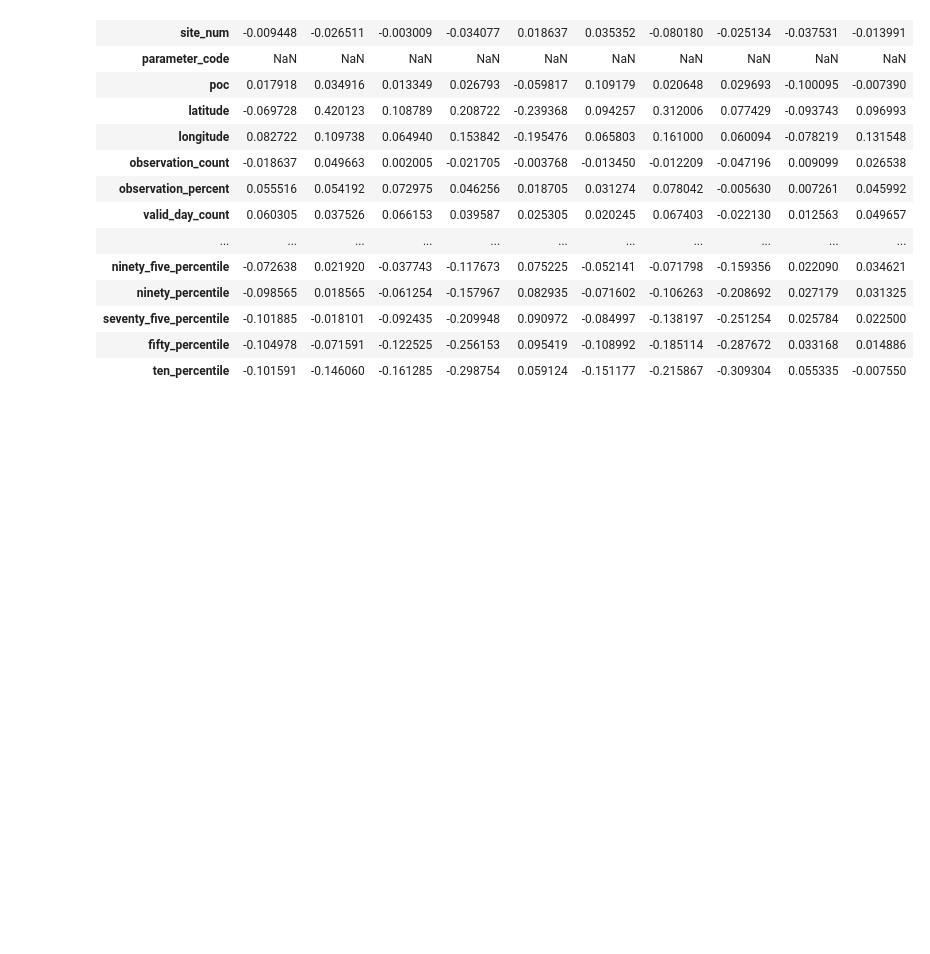
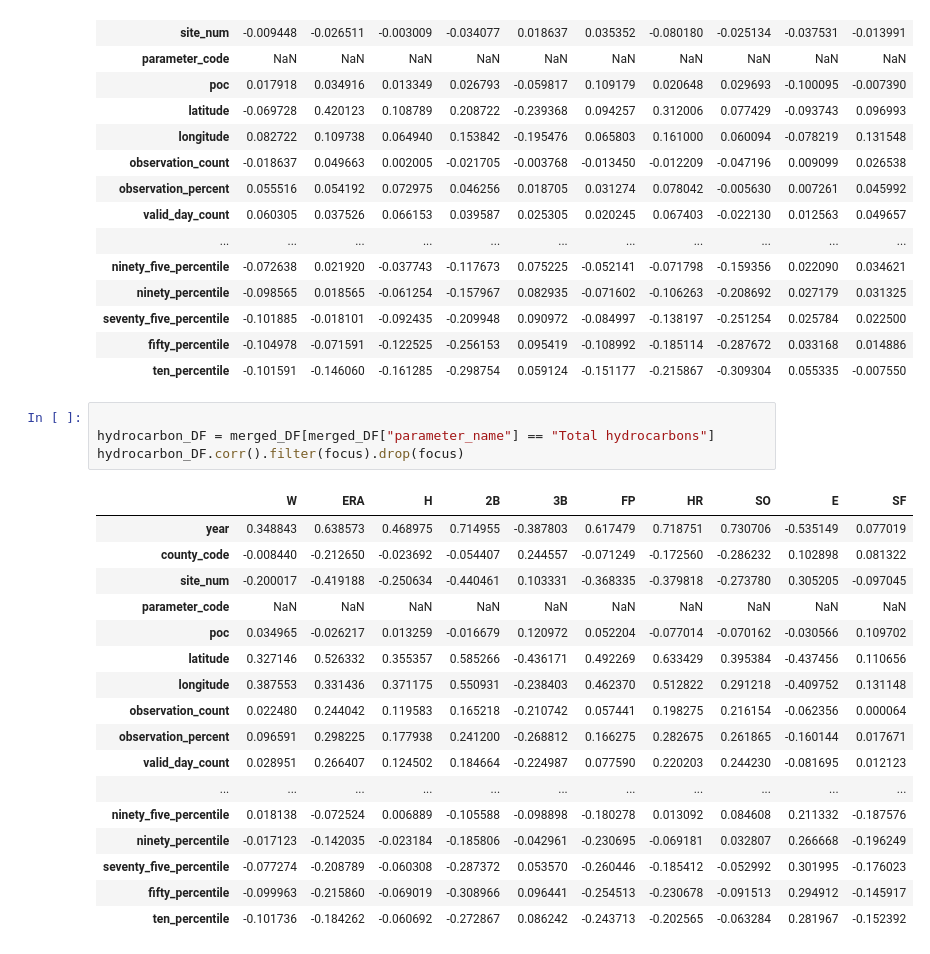
Before and after one commit to NathanMcKenna/SabermetricsProject, a Jupyter notebook: AirQualityEffect.ipynb, the cells around one changed output. Saved outputs shown, nothing was run; the diff lists cells and outputs as text; blank space fills up the shorter version.

```diff
--- a/AirQualityEffect.ipynb
+++ b/AirQualityEffect.ipynb
@@ -197,3 +198,25 @@ particulate_DF.corr().filter(focus).drop(focus)
 | seventy_five_percentile | -0.101885 | -0.018101 | -0.092435 | -0.209948 | 0.090972 | -0.084997 | -0.138197 | -0.251254 | 0.025784 | 0.022500 |
 | fifty_percentile | -0.104978 | -0.071591 | -0.122525 | -0.256153 | 0.095419 | -0.108992 | -0.185114 | -0.287672 | 0.033168 | 0.014886 |
 | ten_percentile | -0.101591 | -0.146060 | -0.161285 | -0.298754 | 0.059124 | -0.151177 | -0.215867 | -0.309304 | 0.055335 | -0.007550 |
+# %%
+
+hydrocarbon_DF = merged_DF[merged_DF["parameter_name"] == "Total hydrocarbons"]
+hydrocarbon_DF.corr().filter(focus).drop(focus)
+# %% [output]
+|  | W | ERA | H | 2B | 3B | FP | HR | SO | E | SF |
+| year | 0.348843 | 0.638573 | 0.468975 | 0.714955 | -0.387803 | 0.617479 | 0.718751 | 0.730706 | -0.535149 | 0.077019 |
+| county_code | -0.008440 | -0.212650 | -0.023692 | -0.054407 | 0.244557 | -0.071249 | -0.172560 | -0.286232 | 0.102898 | 0.081322 |
+| site_num | -0.200017 | -0.419188 | -0.250634 | -0.440461 | 0.103331 | -0.368335 | -0.379818 | -0.273780 | 0.305205 | -0.097045 |
+| parameter_code | NaN | NaN | NaN | NaN | NaN | NaN | NaN | NaN | NaN | NaN |
+| poc | 0.034965 | -0.026217 | 0.013259 | -0.016679 | 0.120972 | 0.052204 | -0.077014 | -0.070162 | -0.030566 | 0.109702 |
+| latitude | 0.327146 | 0.526332 | 0.355357 | 0.585266 | -0.436171 | 0.492269 | 0.633429 | 0.395384 | -0.437456 | 0.110656 |
+| longitude | 0.387553 | 0.331436 | 0.371175 | 0.550931 | -0.238403 | 0.462370 | 0.512822 | 0.291218 | -0.409752 | 0.131148 |
+| observation_count | 0.022480 | 0.244042 | 0.119583 | 0.165218 | -0.210742 | 0.057441 | 0.198275 | 0.216154 | -0.062356 | 0.000064 |
+| observation_percent | 0.096591 | 0.298225 | 0.177938 | 0.241200 | -0.268812 | 0.166275 | 0.282675 | 0.261865 | -0.160144 | 0.017671 |
+| valid_day_count | 0.028951 | 0.266407 | 0.124502 | 0.184664 | -0.224987 | 0.077590 | 0.220203 | 0.244230 | -0.081695 | 0.012123 |
+| ... | ... | ... | ... | ... | ... | ... | ... | ... | ... | ... |
+| ninety_five_percentile | 0.018138 | -0.072524 | 0.006889 | -0.105588 | -0.098898 | -0.180278 | 0.013092 | 0.084608 | 0.211332 | -0.187576 |
+| ninety_percentile | -0.017123 | -0.142035 | -0.023184 | -0.185806 | -0.042961 | -0.230695 | -0.069181 | 0.032807 | 0.266668 | -0.196249 |
+| seventy_five_percentile | -0.077274 | -0.208789 | -0.060308 | -0.287372 | 0.053570 | -0.260446 | -0.185412 | -0.052992 | 0.301995 | -0.176023 |
+| fifty_percentile | -0.099963 | -0.215860 | -0.069019 | -0.308966 | 0.096441 | -0.254513 | -0.230678 | -0.091513 | 0.294912 | -0.145917 |
+| ten_percentile | -0.101736 | -0.184262 | -0.060692 | -0.272867 | 0.086242 | -0.243713 | -0.202565 | -0.063284 | 0.281967 | -0.152392 |
```
Also changed, not shown: parts of 4 cells of this notebook, 1 other file.
